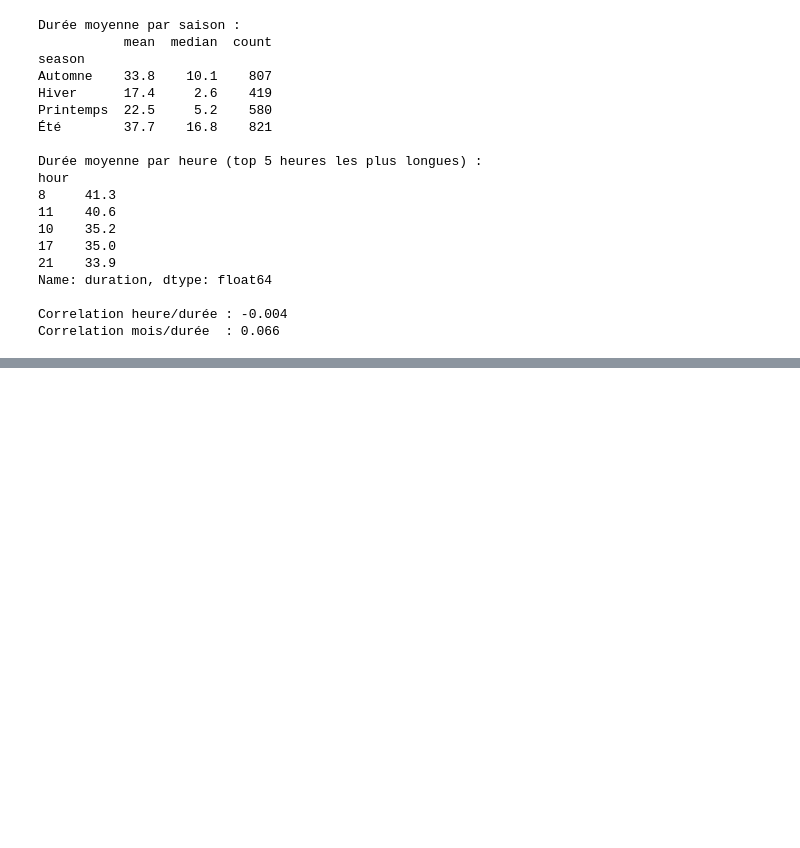
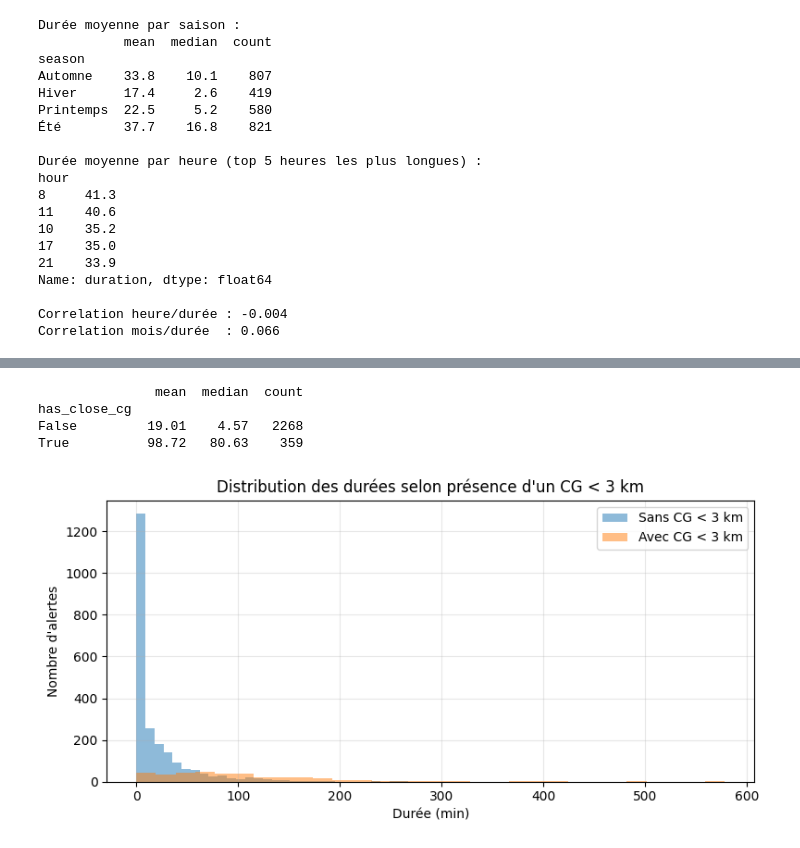
Before and after one commit to N-Mehdi/Dataverse, a Jupyter notebook: data/exploration.ipynb, the cells around one changed output, grey strips where cells are left out. Cells and saved outputs as stored; diff of their text form; code cells hidden in the pictures; blank space fills up the shorter version.

```diff
--- a/data/exploration.ipynb
+++ b/data/exploration.ipynb
@@ -234,0 +551,16 @@ Correlation mois/durée  : 0.066
+# %%
+CLOSE_RADIUS_KM = 3.0
+
+close_per_alert = (
+    df_raw[df_raw["airport_alert_id"].notna()]
+    .assign(is_cg_close=lambda x: (x["type"] == "CG") & (x["dist"] < CLOSE_RADIUS_KM))
+    .groupby(["airport", "airport_alert_id"])["is_cg_close"]
+    .max()
+    .reset_index(name="has_close_cg")
+)
+
+print("Part globale d'alertes avec au moins un CG < 3 km :")
+print(f"{100 * close_per_alert['has_close_cg'].mean():.2f}%")
+
+print("\nPar aéroport :")
+print((100 * close_per_alert.groupby('airport')["has_close_cg"].mean()).round(2).sort_values(ascending=False))
@@ -234,0 +579,31 @@ Correlation mois/durée  : 0.066
+# %%
+alert_close = df_alerts.merge(
+    close_per_alert,
+    on=["airport", "airport_alert_id"],
+    how="left"
+).fillna({"has_close_cg": 0})
+
+print(
+    alert_close.groupby("has_close_cg")["duration"]
+    .agg(["mean", "median", "count"])
+    .round(2)
+)
+
+plt.figure(figsize=(8, 4))
+for label, val in [("Sans CG < 3 km", 0), ("Avec CG < 3 km", 1)]:
+    data = alert_close.loc[alert_close["has_close_cg"] == val, "duration"].dropna()
+    plt.hist(data, bins=30, alpha=0.5, label=label)
+
+plt.title("Distribution des durées selon présence d'un CG < 3 km")
+plt.xlabel("Durée (min)")
+plt.ylabel("Nombre d'alertes")
+plt.legend()
+plt.grid(alpha=0.3)
+plt.tight_layout()
+plt.show()
+# %% [output]
+               mean  median  count
+has_close_cg
+False         19.01    4.57   2268
+True          98.72   80.63    359
+[figure, added]
```
Also changed, not shown: parts of 24 cells of this notebook.
